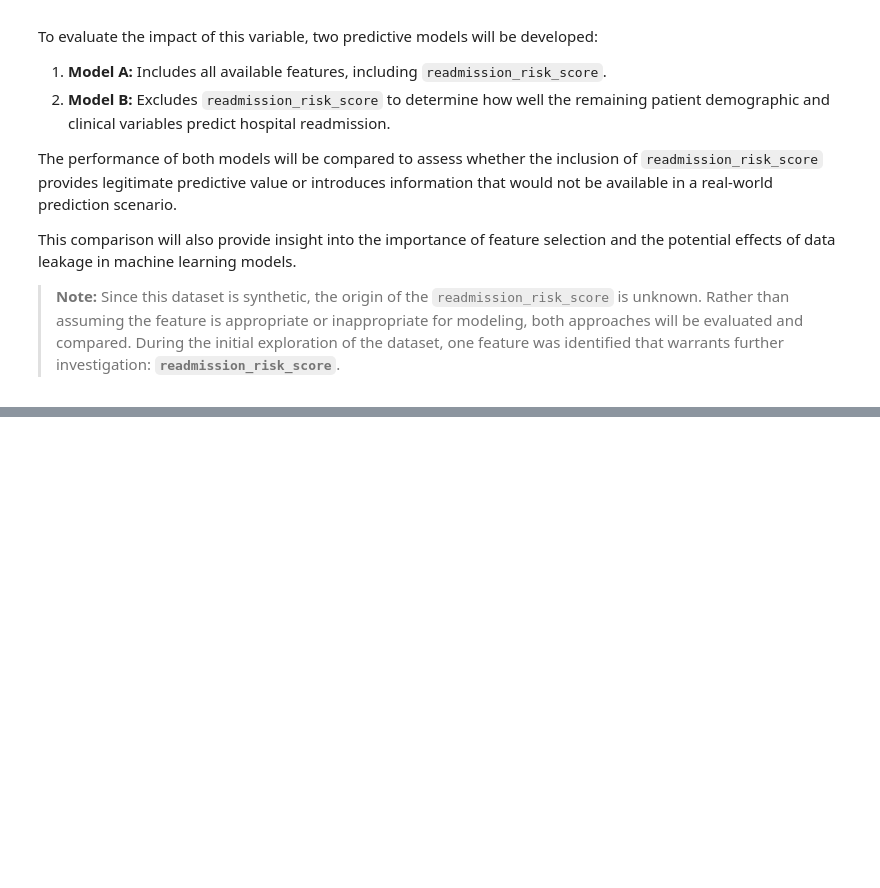
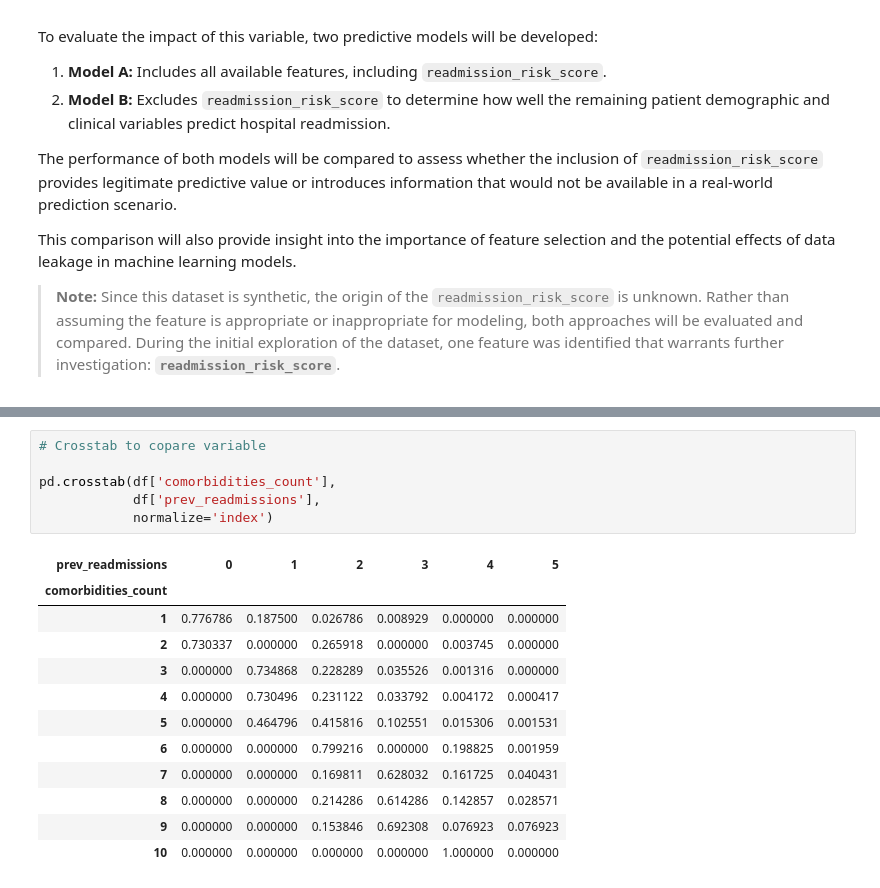
Before and after one commit to royphelps1/hospital-readmission-analysis, a Jupyter notebook: notebooks/01_exploratory_data_analysis.ipynb, the cells around one changed output, grey strips where cells are left out. Drawn from its saved outputs; the diff is of its cells as text; blank space fills up the shorter version.

```diff
--- a/notebooks/01_exploratory_data_analysis.ipynb
+++ b/notebooks/01_exploratory_data_analysis.ipynb
@@ -149,0 +195,19 @@ During the initial exploration of the dataset, one feature was identified that w
+# %%
+# Crosstab to copare variable
+
+pd.crosstab(df['comorbidities_count'],
+            df['prev_readmissions'],
+            normalize='index')
+# %% [output]
+| prev_readmissions | 0 | 1 | 2 | 3 | 4 | 5 |
+| comorbidities_count |  |  |  |  |  |  |
+| 1 | 0.776786 | 0.187500 | 0.026786 | 0.008929 | 0.000000 | 0.000000 |
+| 2 | 0.730337 | 0.000000 | 0.265918 | 0.000000 | 0.003745 | 0.000000 |
+| 3 | 0.000000 | 0.734868 | 0.228289 | 0.035526 | 0.001316 | 0.000000 |
+| 4 | 0.000000 | 0.730496 | 0.231122 | 0.033792 | 0.004172 | 0.000417 |
+| 5 | 0.000000 | 0.464796 | 0.415816 | 0.102551 | 0.015306 | 0.001531 |
+| 6 | 0.000000 | 0.000000 | 0.799216 | 0.000000 | 0.198825 | 0.001959 |
+| 7 | 0.000000 | 0.000000 | 0.169811 | 0.628032 | 0.161725 | 0.040431 |
+| 8 | 0.000000 | 0.000000 | 0.214286 | 0.614286 | 0.142857 | 0.028571 |
+| 9 | 0.000000 | 0.000000 | 0.153846 | 0.692308 | 0.076923 | 0.076923 |
+| 10 | 0.000000 | 0.000000 | 0.000000 | 0.000000 | 1.000000 | 0.000000 |
```
Also changed, not shown: parts of 4 cells of this notebook.
